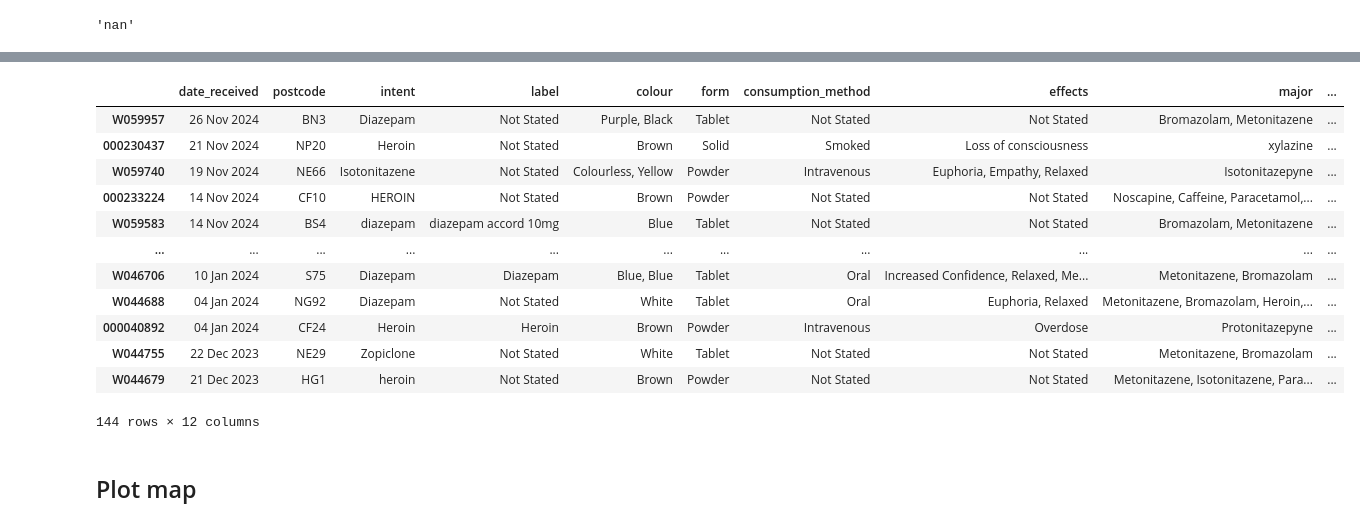
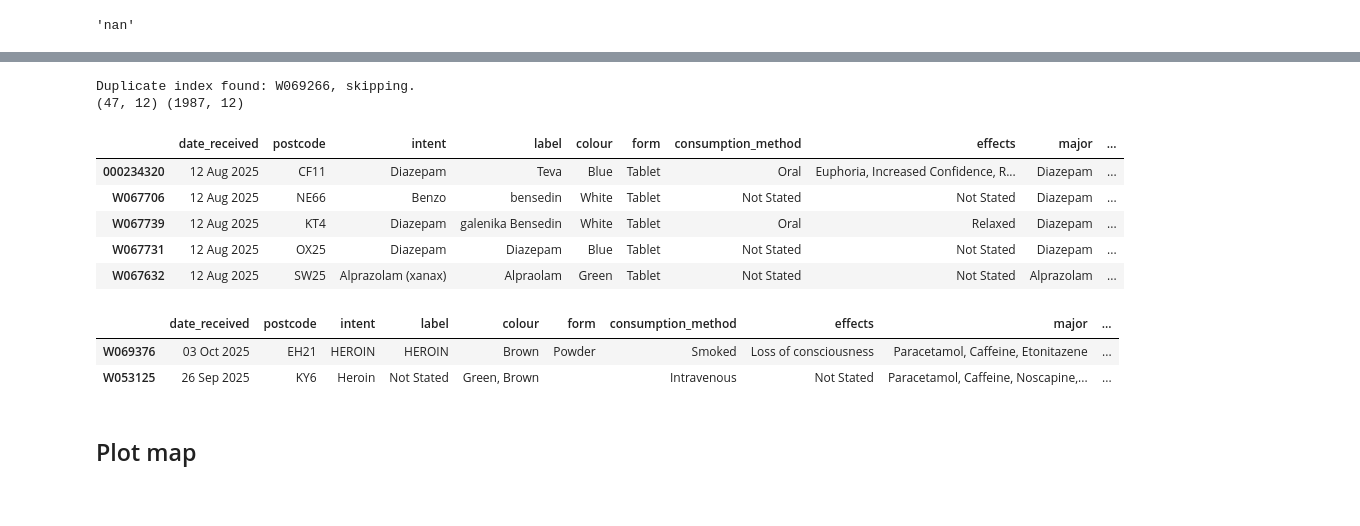
Before and after one commit to Benzo-Research-Project/NitazeneMap, a Jupyter notebook: WEDINOSParser.ipynb, the cells around one changed output, grey strips where cells are left out. Cells and saved outputs as stored; diff of their text form; code cells hidden in the pictures; blank space fills up the shorter version.

Commit message:
Updates Sept 2025

```diff
--- a/WEDINOSParser.ipynb
+++ b/WEDINOSParser.ipynb
@@ -113,7 +127,7 @@ driver = webdriver.Chrome()
 driver.get("https://wedinos.org/sample-results")
 
 current_page = 0
-max_pages = 28 #367 was number of pages for 1 Jan to 4 Dec 2024
+max_pages = 8 #367 was number of pages for 1 Jan to 4 Dec 2024, 250+21+28+8 for Jan-Aug and Sept 2025
 all_pages = []
 
 while current_page < max_pages:
@@ -163,6 +177,7 @@ for page in all_pages:
                 "minor": minor
             }
             all_alerts.append({code: myAlertData})
-        except:
+        except Exception as e:
+            print(f"Error processing alert: {e}")
             pass
 # %% [output]
@@ -289,14 +287,19 @@ W044699 22 Dec 2023 CH6 – Sold as Flualprazolam , tested as Flualprazolam
 # %%
+##### NITAZENES ####
 #all_alerts = json.load(open('wedinos_alerts_2024.json')) # remove if you want to scrape the data again
 df = pd.DataFrame(columns=col)
 for alert in all_alerts:
     for i in alert:
         if ('nitazene' in alert[i]['major']) or ('nitazepipne' in alert[i]['major']) or ('nitazepyne' in alert[i]['major']) or ('nitazene' in alert[i]['minor']) or ('nitazepipne' in alert[i]['minor']) or ('nitazepyne' in alert[i]['minor']) or ('nitazene' in alert[i]['intent']) or ('nitazepipne' in alert[i]['intent']) or ('nitazepyne' in alert[i]['intent']):
-            if str(nomi.query_postal_code(alert[i]['postcode'])['latitude']) != 'nan':
-                lat, long = float(nomi.query_postal_code(alert[i]['postcode'])['latitude']), float(nomi.query_postal_code(alert[i]['postcode'])['longitude'])
-            else:
-                pcode = alert[i]['postcode'][:3]
-                lat, long = float(nomi.query_postal_code(pcode)['latitude']), float(nomi.query_postal_code(pcode)['longitude'])
+            try:
+                if str(nomi.query_postal_code(alert[i]['postcode'])['latitude']) != 'nan':
+                    lat, long = float(nomi.query_postal_code(alert[i]['postcode'])['latitude']), float(nomi.query_postal_code(alert[i]['postcode'])['longitude'])
+                else:
+                    pcode = alert[i]['postcode'][:3]
+                    lat, long = float(nomi.query_postal_code(pcode)['latitude']), float(nomi.query_postal_code(pcode)['longitude'])
+            except:
+                print(f"Error with postcode {alert[i]['postcode']}, using default coordinates.")
+                lat, long = 51.509865, -0.118092 # Default to London coordinates if postcode lookup fails
 
             alert[i]['latitude'] = lat
             alert[i]['longitude'] = long
@@ -323,21 +311,40 @@ W044679 21 Dec 2023 HG1 – Sold as heroin , tested as Metonitazene, Isotonitaze
+# %%
+df_benzo_all = pd.read_csv('data/wedinos_benzos_010125-250925.csv', sep=',', encoding='utf-8', index_col=0)
+df_nit_all = pd.read_csv('data/wedinos_nitazenes_010125-250925.csv', sep=',', encoding='utf-8',index_col=0)
+
+for idx, row in df_benzo.iterrows():
+    if idx in df_benzo_all.index:
+        print(f"Duplicate index found: {idx}, skipping.")
+    else:
+        df_benzo_all.loc[idx] = row
+for idx, row in df.iterrows():
+    if idx in df_nit_all.index:
+        print(f"Duplicate index found: {idx}, skipping.")
+    else:
+        df_nit_all.loc[idx] = row
+
+print(df_nit_all.shape, df_benzo_all.shape)
+df_benzo_all.head()
+# %% [output]
+Duplicate index found: W069266, skipping.
+(47, 12) (1987, 12)
+|  | date_received | postcode | intent | label | colour | form | consumption_method | effects | major | ... |
+| 000234320 | 12 Aug 2025 | CF11 | Diazepam | Teva | Blue | Tablet | Oral | Euphoria, Increased Confidence, R... | Diazepam | ... |
+| W067706 | 12 Aug 2025 | NE66 | Benzo | bensedin | White | Tablet | Not Stated | Not Stated | Diazepam | ... |
+| W067739 | 12 Aug 2025 | KT4 | Diazepam | galenika Bensedin | White | Tablet | Oral | Relaxed | Diazepam | ... |
+| W067731 | 12 Aug 2025 | OX25 | Diazepam | Diazepam | Blue | Tablet | Not Stated | Not Stated | Diazepam | ... |
+| W067632 | 12 Aug 2025 | SW25 | Alprazolam (xanax) | Alpraolam | Green | Tablet | Not Stated | Not Stated | Alprazolam | ... |
 # %%
 save_table = input('Do you want to save the table? (y/n): ')
 if save_table == 'y':
     table_name = input('Enter the name of the table: ')
-    df.to_csv('data/'+table_name+'.csv', sep=',', encoding='utf-8')
+    if ('benzo' in table_name):
+        df_benzo_all.to_csv('data/'+table_name+'.csv', sep=',', encoding='utf-8')
+    else:
+        df_nit_all.to_csv('data/'+table_name+'.csv', sep=',', encoding='utf-8')
     #df.to_csv('wedinos_alerts_2024.csv', sep='\t', encoding='utf-8')
 df
 # %% [output]
 |  | date_received | postcode | intent | label | colour | form | consumption_method | effects | major | ... |
-| W059957 | 26 Nov 2024 | BN3 | Diazepam | Not Stated | Purple, Black | Tablet | Not Stated | Not Stated | Bromazolam, Metonitazene | ... |
-| 000230437 | 21 Nov 2024 | NP20 | Heroin | Not Stated | Brown | Solid | Smoked | Loss of consciousness | xylazine | ... |
-| W059740 | 19 Nov 2024 | NE66 | Isotonitazene | Not Stated | Colourless, Yellow | Powder | Intravenous | Euphoria, Empathy, Relaxed | Isotonitazepyne | ... |
-| 000233224 | 14 Nov 2024 | CF10 | HEROIN | Not Stated | Brown | Powder | Not Stated | Not Stated | Noscapine, Caffeine, Paracetamol,... | ... |
-| W059583 | 14 Nov 2024 | BS4 | diazepam | diazepam accord 10mg | Blue | Tablet | Not Stated | Not Stated | Bromazolam, Metonitazene | ... |
-| ... | ... | ... | ... | ... | ... | ... | ... | ... | ... | ... |
-| W046706 | 10 Jan 2024 | S75 | Diazepam | Diazepam | Blue, Blue | Tablet | Oral | Increased Confidence, Relaxed, Me... | Metonitazene, Bromazolam | ... |
-| W044688 | 04 Jan 2024 | NG92 | Diazepam | Not Stated | White | Tablet | Oral | Euphoria, Relaxed | Metonitazene, Bromazolam, Heroin,... | ... |
-| 000040892 | 04 Jan 2024 | CF24 | Heroin | Heroin | Brown | Powder | Intravenous | Overdose | Protonitazepyne | ... |
-| W044755 | 22 Dec 2023 | NE29 | Zopiclone | Not Stated | White | Tablet | Not Stated | Not Stated | Metonitazene, Bromazolam | ... |
-| W044679 | 21 Dec 2023 | HG1 | heroin | Not Stated | Brown | Powder | Not Stated | Not Stated | Metonitazene, Isotonitazene, Para... | ... |
+| W069376 | 03 Oct 2025 | EH21 | HEROIN | HEROIN | Brown | Powder | Smoked | Loss of consciousness | Paracetamol, Caffeine, Etonitazene | ... |
+| W053125 | 26 Sep 2025 | KY6 | Heroin | Not Stated | Green, Brown |  | Intravenous | Not Stated | Paracetamol, Caffeine, Noscapine,... | ... |
-144 rows × 12 columns
```
Also changed, not shown: parts of 50 cells of this notebook, 13 other files.
